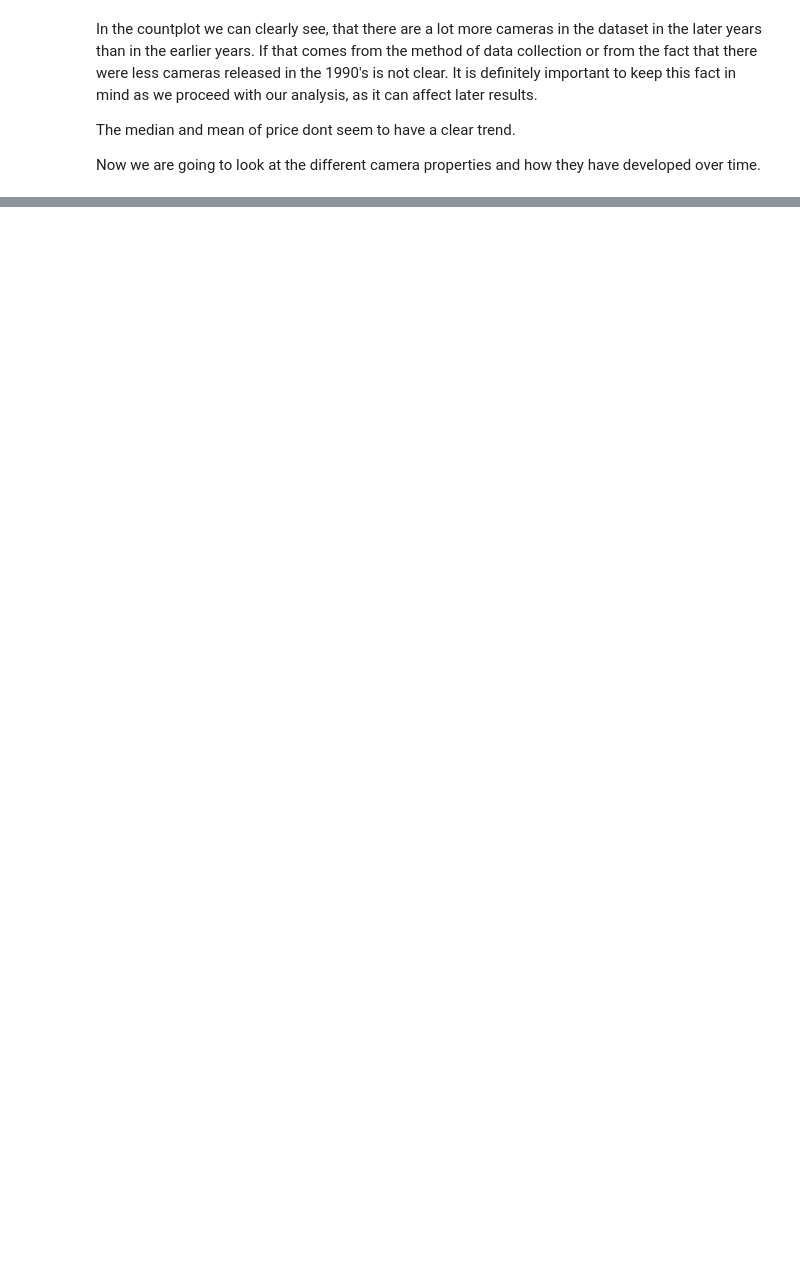
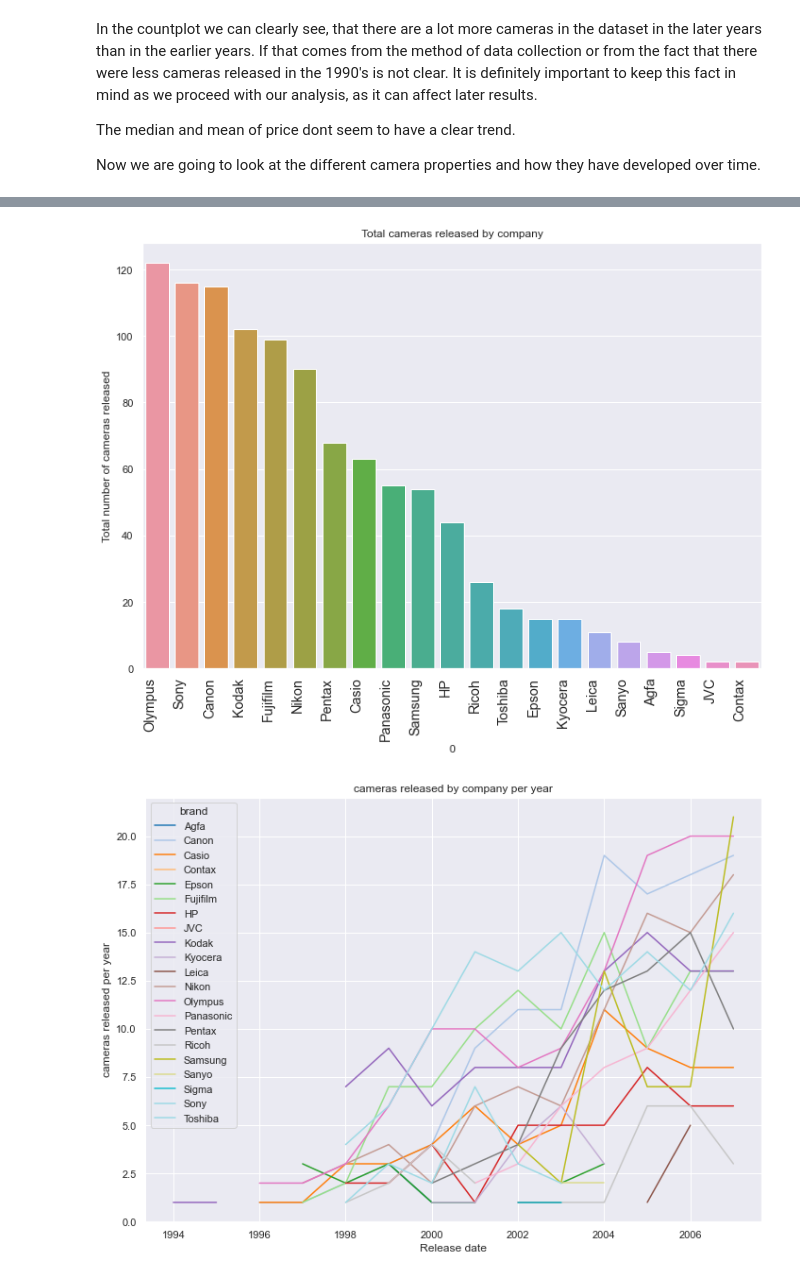
Before and after one commit to juro95/Camera-Data-Science-Project, a Jupyter notebook: 1000cameras.ipynb, the cells around one changed output, grey strips where cells are left out. Saved outputs shown, nothing was run; the diff lists cells and outputs as text; code cells hidden in the pictures; blank space fills up the shorter version.

```diff
--- a/1000cameras.ipynb
+++ b/1000cameras.ipynb
@@ -313,0 +298,44 @@ order brands with groupby and show mean price
+# %%
+#split the Brand from the model name
+camera_brands = camera_new["Model"].str.split(" ", n = 1, expand = True)
+
+#count how many cameras there are per brand
+camera_brands["count"] = camera_brands[0].count()
+
+#make countplot from brands
+countplot_brands = sns.countplot(x = camera_brands[0], data = camera_brands, order = camera_brands[0].value_counts().index)
+
+plt.title(f"Total cameras released by company")
+
+#styling
+countplot_brands.set_xticklabels(countplot_brands.get_xticklabels(),
+    rotation=90,
+    horizontalalignment='right',
+    fontweight='light',
+    fontsize='large',)
+
+plt.ylabel('Total number of cameras released')
+
+sns.set(rc={'figure.figsize':(11.7,8.27)})
+
+plt.show()
+
+#making column in camera_new with brands
+camera_new["brand"] = camera_brands[0]
+
+camera_new.groupby(['Release date','brand'])["brand"].count().unstack().plot(colormap= "tab20")
+plt.title(f"cameras released by company per year")
+plt.ylabel("cameras released per year")
+plt.show()
+
+
+
+# #group cameras by year by brand
+# camera_group_brands = camera_new.groupby(["Release date", "brand"]).count()
+
+# pd.set_option('display.max_rows', 500)
+
+# camera_group_brands
+# %% [output]
+[figure, added]
+[figure, added]
```
Also changed, not shown: parts of 18 cells of this notebook.
